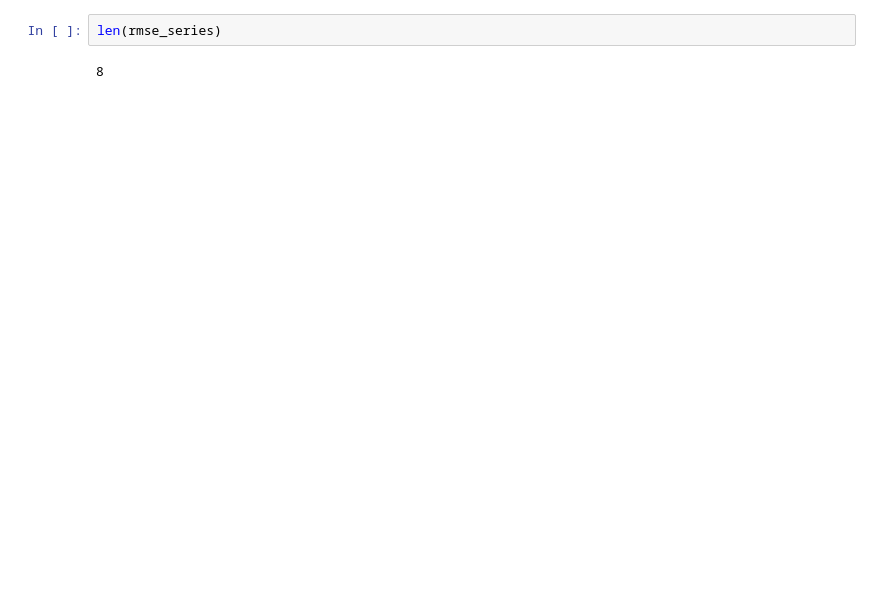
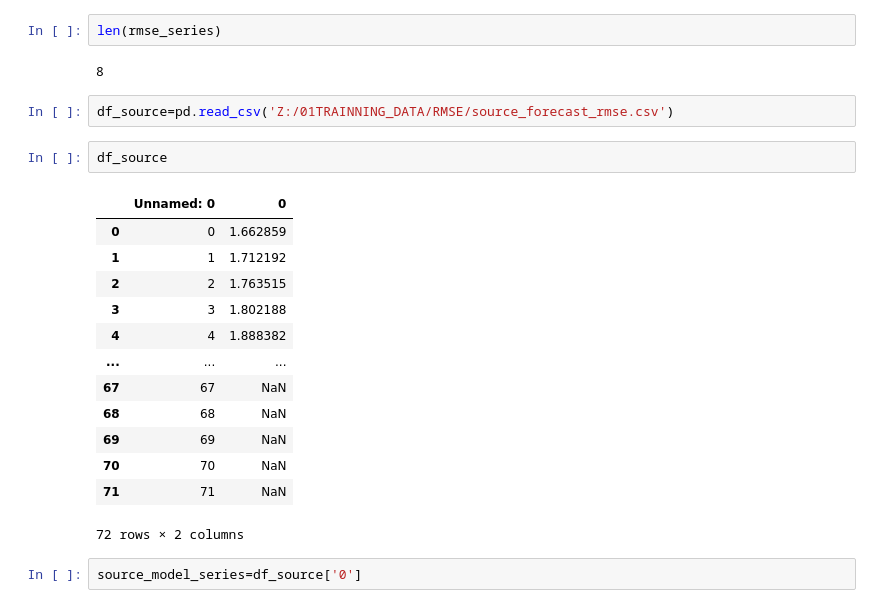
Before and after one commit to evaseemefly/MLProj, a Jupyter notebook: byJupyter/04-构建模型/04-01将数据切分后构建模型.ipynb, the cells around one changed output. Saved outputs shown, nothing was run; the diff lists cells and outputs as text; blank space fills up the shorter version.

```diff
--- a/byJupyter/04-构建模型/04-01将数据切分后构建模型.ipynb
+++ b/byJupyter/04-构建模型/04-01将数据切分后构建模型.ipynb
@@ -271,3 +282,23 @@ array([1.4727689 , 1.2196039 , 1.07165   , 0.97771233, 1.1183887 ,
 len(rmse_series)
 # %% [output]
 8
+# %%
+df_source=pd.read_csv('Z:/01TRAINNING_DATA/RMSE/source_forecast_rmse.csv')
+# %%
+df_source
+# %% [output]
+|  | Unnamed: 0 | 0 |
+| 0 | 0 | 1.662859 |
+| 1 | 1 | 1.712192 |
+| 2 | 2 | 1.763515 |
+| 3 | 3 | 1.802188 |
+| 4 | 4 | 1.888382 |
+| ... | ... | ... |
+| 67 | 67 | NaN |
+| 68 | 68 | NaN |
+| 69 | 69 | NaN |
+| 70 | 70 | NaN |
+| 71 | 71 | NaN |
+72 rows × 2 columns
+# %%
+source_model_series=df_source['0']
```
Also changed, not shown: parts of 15 cells of this notebook.
